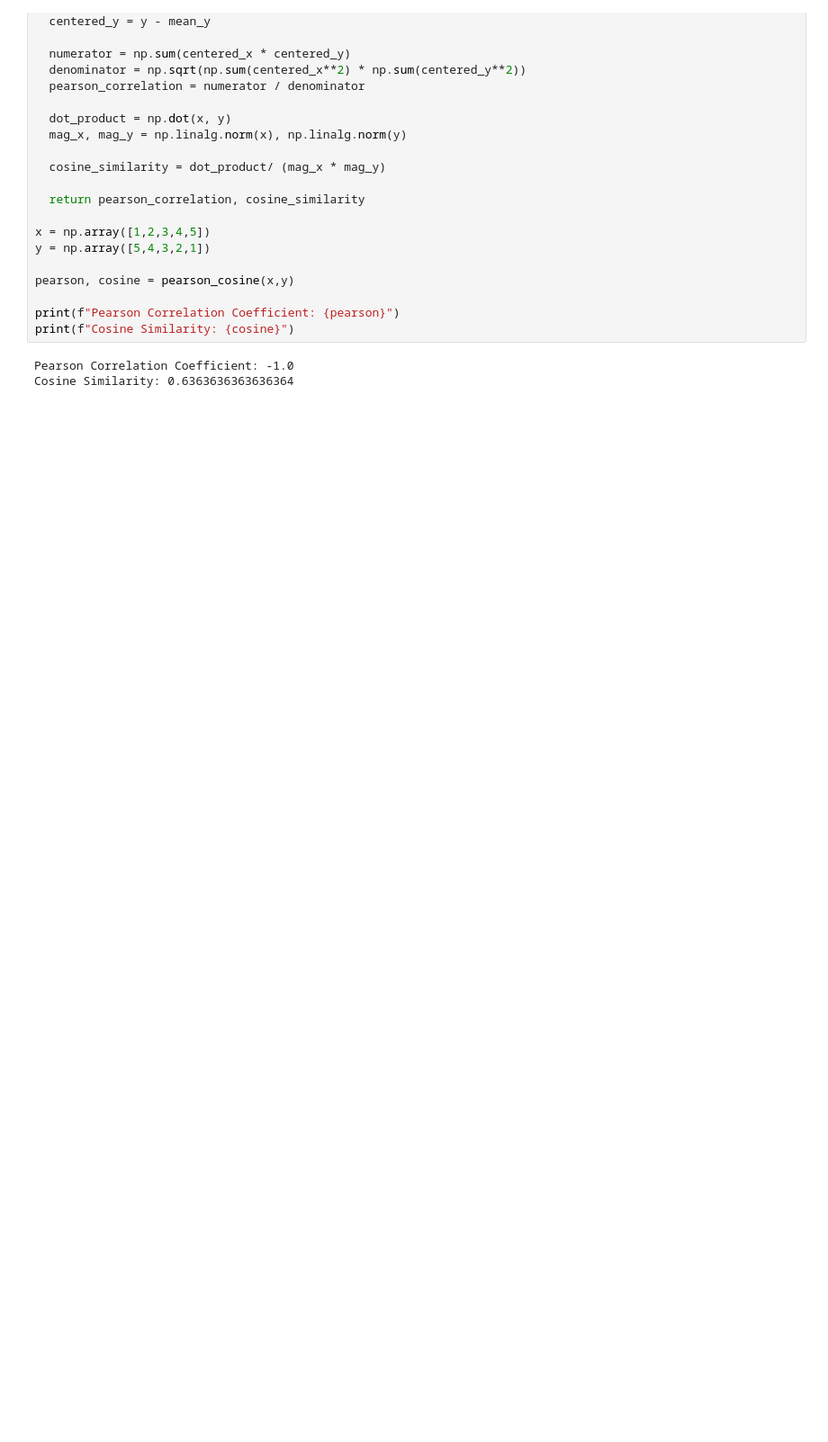
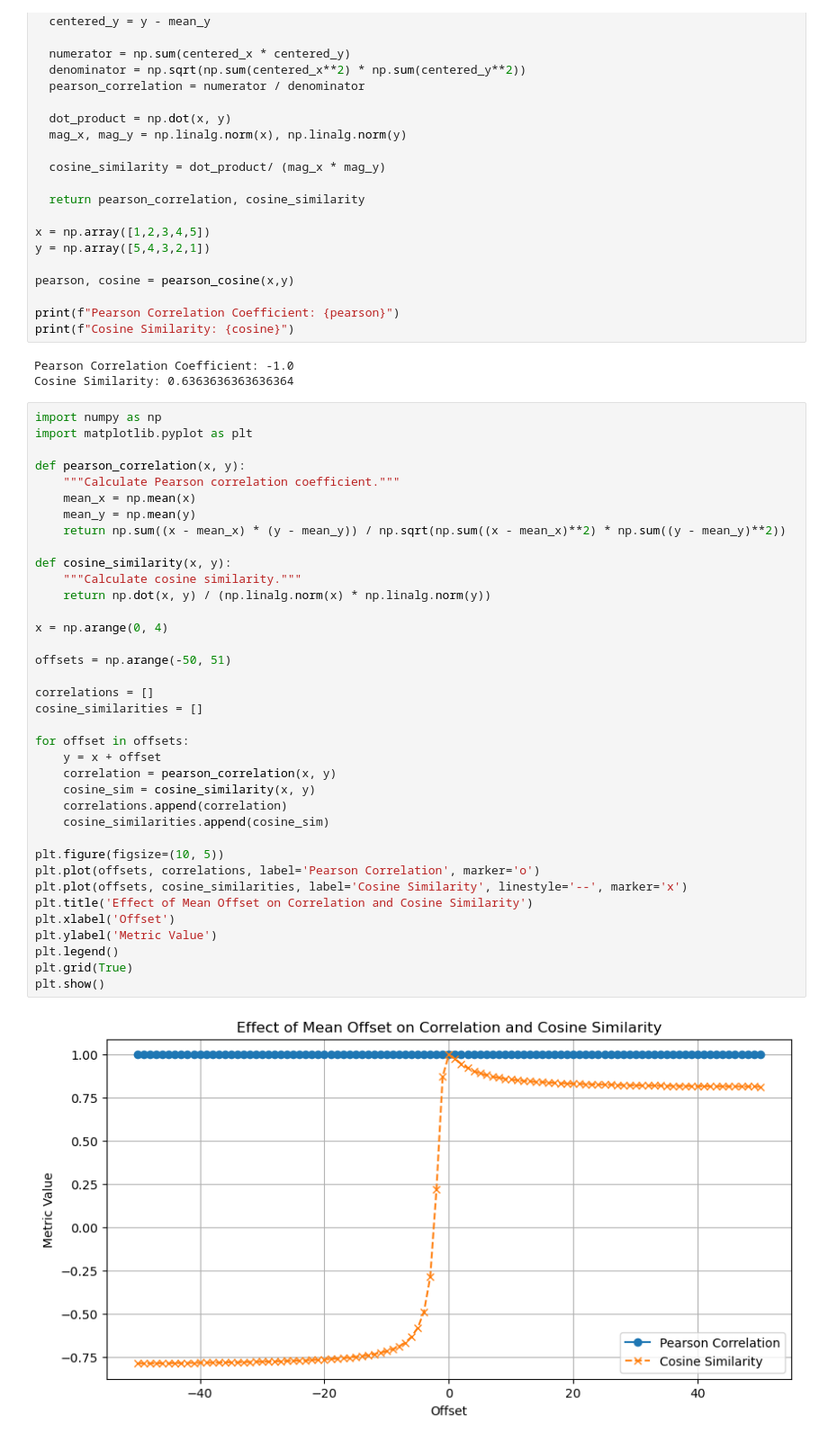
Before and after one commit to MaukanMir/AI-ML-Learning, a Jupyter notebook: Mathematics/Linear-Algebra/Vector-Applications.ipynb, the cells around one changed output. Shown at 90% size. Drawn from its saved outputs; the diff is of its cells as text; blank space fills up the shorter version.

```diff
--- a/Mathematics/Linear-Algebra/Vector-Applications.ipynb
+++ b/Mathematics/Linear-Algebra/Vector-Applications.ipynb
@@ -53,3 +53,42 @@ print(f"Cosine Similarity: {cosine}")
 # %% [output]
 Pearson Correlation Coefficient: -1.0
 Cosine Similarity: 0.6363636363636364
+# %%
+import numpy as np
+import matplotlib.pyplot as plt
+
+def pearson_correlation(x, y):
+    """Calculate Pearson correlation coefficient."""
+    mean_x = np.mean(x)
+    mean_y = np.mean(y)
+    return np.sum((x - mean_x) * (y - mean_y)) / np.sqrt(np.sum((x - mean_x)**2) * np.sum((y - mean_y)**2))
+
+def cosine_similarity(x, y):
+    """Calculate cosine similarity."""
+    return np.dot(x, y) / (np.linalg.norm(x) * np.linalg.norm(y))
+
+x = np.arange(0, 4)
+
+offsets = np.arange(-50, 51)
+
+correlations = []
+cosine_similarities = []
+
+for offset in offsets:
+    y = x + offset
+    correlation = pearson_correlation(x, y)
+    cosine_sim = cosine_similarity(x, y)
+    correlations.append(correlation)
+    cosine_similarities.append(cosine_sim)
+
+plt.figure(figsize=(10, 5))
+plt.plot(offsets, correlations, label='Pearson Correlation', marker='o')
+plt.plot(offsets, cosine_similarities, label='Cosine Similarity', linestyle='--', marker='x')
+plt.title('Effect of Mean Offset on Correlation and Cosine Similarity')
+plt.xlabel('Offset')
+plt.ylabel('Metric Value')
+plt.legend()
+plt.grid(True)
+plt.show()
+# %% [output]
+[figure, added]
```
Also changed, not shown: parts of 1 cell of this notebook.
